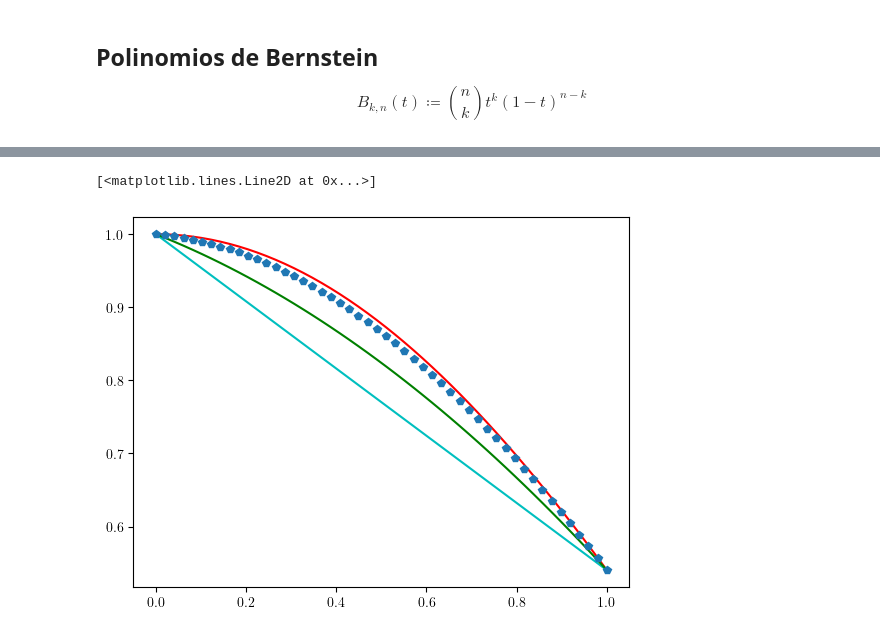
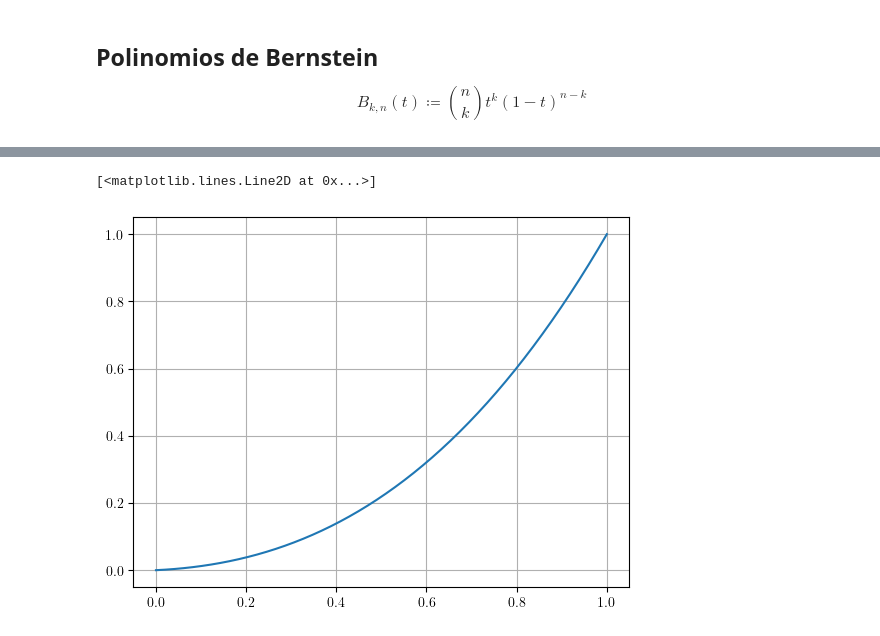
Before and after one commit to cpp-review-dune/interpolation, a Jupyter notebook: bernstein.ipynb, the cells around one changed output, grey strips where cells are left out. Drawn from its saved outputs; the diff is of its cells as text; code cells hidden in the pictures.

```diff
--- a/bernstein.ipynb
+++ b/bernstein.ipynb
@@ -71,4 +89,2 @@ plot_bernstein_generalized(a=-2 * np.pi, b=2 * np.pi, n=3)
 # %%
 # ejercicio: calcular la derivada usando la fórmula de la página 6/44
-# %%
-n = 5
@@ -90,9 +91,3 @@ plot_bernstein(3)
-# %%
-x = np.linspace(0, 1)
-k = 0
-n = 2
-# bernstein(t=x, k=k, n=n)
-# bernstein(t=1-x, k=n - k, n=n)
 # %%
 from typing import Callable
 # %%
@@ -109,10 +115,11 @@ def bernstein_f(t: np.array, f: Callable, n: int):
+# %%
+x = np.linspace(0, 1)
+n = 4
+plt.grid()
+plt.plot(x, bernstein_f(x, lambda x: x * x * x, n))
+# %% [output]
+[<matplotlib.lines.Line2D at 0x...>]
+[figure, added]
 # %%
-x = np.linspace(0, 1)
-y = np.cos(x)
-plt.plot(x, y, "r")
-plt.plot(x, bernstein_f(x, lambda x: np.cos(x), 1), "c")
-plt.plot(x, bernstein_f(x, lambda x: np.cos(x), 2), "g")
-plt.plot(x, bernstein_f(x, lambda x: np.cos(x), 9), "p")
+# plt.plot(x, bernstein_f(x, lambda x: np.cos(x), 3), "g")
+# plt.plot(x, bernstein_f(x, lambda x: np.cos(x), 30), "y")
-# %% [output]
-[<matplotlib.lines.Line2D at 0x...>]
-[figure, removed]
```
Also changed, not shown: parts of 22 cells of this notebook, 4 other files.
